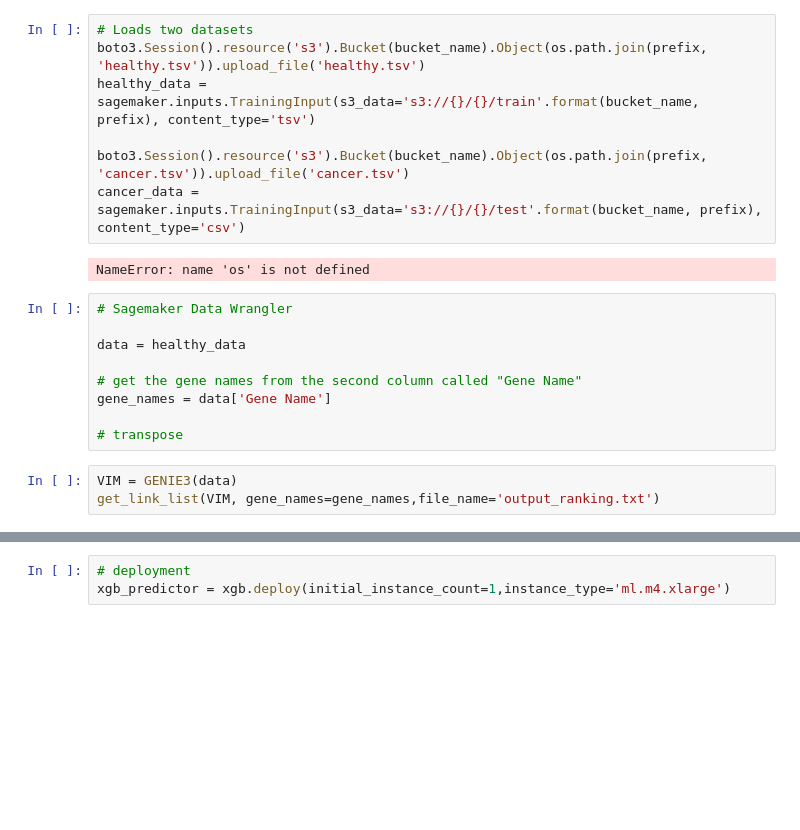
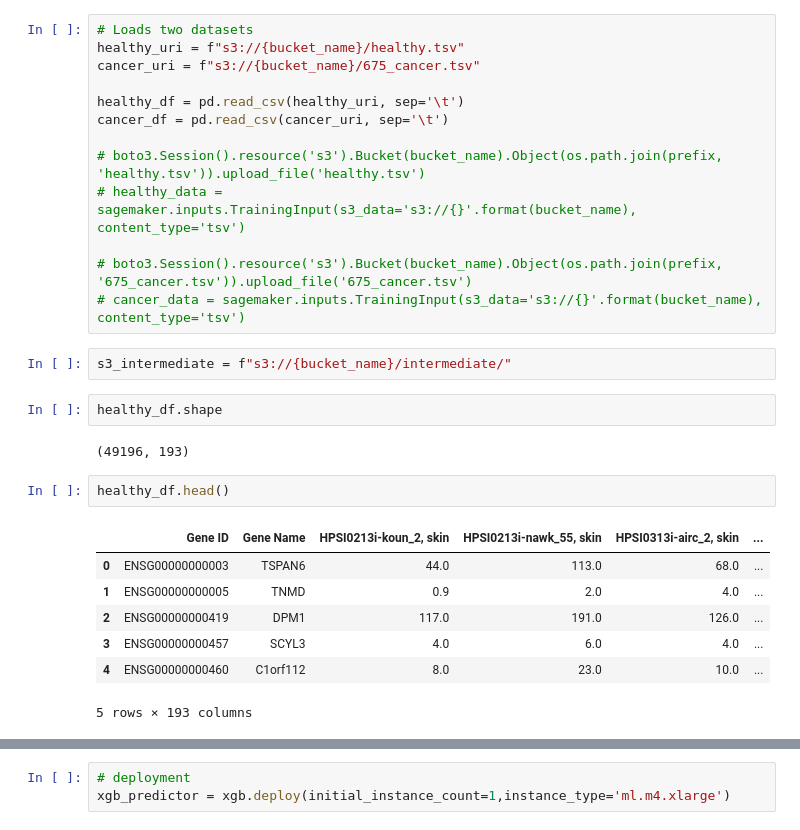
Before and after one commit to cs205-genie3-parallel/genie3-parallel, a Jupyter notebook: 205-project.ipynb, the cells around one changed output, grey strips where cells are left out. Cells and saved outputs as stored; diff of their text form; blank space fills up the shorter version.

```diff
--- a/205-project.ipynb
+++ b/205-project.ipynb
@@ -29,21 +29,29 @@ Invalid type for parameter CreateBucketConfiguration.LocationConstraint, value:
 # %%
 # Loads two datasets
-boto3.Session().resource('s3').Bucket(bucket_name).Object(os.path.join(prefix, 'healthy.tsv')).upload_file('healthy.tsv')
-healthy_data = sagemaker.inputs.TrainingInput(s3_data='s3://{}/{}/train'.format(bucket_name, prefix), content_type='tsv')
+healthy_uri = f"s3://{bucket_name}/healthy.tsv"
+cancer_uri = f"s3://{bucket_name}/675_cancer.tsv"
 
-boto3.Session().resource('s3').Bucket(bucket_name).Object(os.path.join(prefix, 'cancer.tsv')).upload_file('cancer.tsv')
-cancer_data = sagemaker.inputs.TrainingInput(s3_data='s3://{}/{}/test'.format(bucket_name, prefix), content_type='csv')
+healthy_df = pd.read_csv(healthy_uri, sep='\t')
+cancer_df = pd.read_csv(cancer_uri, sep='\t')
+
+# boto3.Session().resource('s3').Bucket(bucket_name).Object(os.path.join(prefix, 'healthy.tsv')).upload_file('healthy.tsv')
+# healthy_data = sagemaker.inputs.TrainingInput(s3_data='s3://{}'.format(bucket_name), content_type='tsv')
+
+# boto3.Session().resource('s3').Bucket(bucket_name).Object(os.path.join(prefix, '675_cancer.tsv')).upload_file('675_cancer.tsv')
+# cancer_data = sagemaker.inputs.TrainingInput(s3_data='s3://{}'.format(bucket_name), content_type='tsv')
-# %% [output]
-NameError: name 'os' is not defined
-# %%
-# Sagemaker Data Wrangler
-
-data = healthy_data
-
-# get the gene names from the second column called "Gene Name"
-gene_names = data['Gene Name']
-
-# transpose
-# %%
-VIM = GENIE3(data)
-get_link_list(VIM, gene_names=gene_names,file_name='output_ranking.txt')
+# %%
+s3_intermediate = f"s3://{bucket_name}/intermediate/"
+# %%
+healthy_df.shape
+# %% [output]
+(49196, 193)
+# %%
+healthy_df.head()
+# %% [output]
+|  | Gene ID | Gene Name | HPSI0213i-koun_2, skin | HPSI0213i-nawk_55, skin | HPSI0313i-airc_2, skin | ... |
+| 0 | ENSG00000000003 | TSPAN6 | 44.0 | 113.0 | 68.0 | ... |
+| 1 | ENSG00000000005 | TNMD | 0.9 | 2.0 | 4.0 | ... |
+| 2 | ENSG00000000419 | DPM1 | 117.0 | 191.0 | 126.0 | ... |
+| 3 | ENSG00000000457 | SCYL3 | 4.0 | 6.0 | 4.0 | ... |
+| 4 | ENSG00000000460 | C1orf112 | 8.0 | 23.0 | 10.0 | ... |
+5 rows × 193 columns
```
Also changed, not shown: parts of 17 cells of this notebook.
